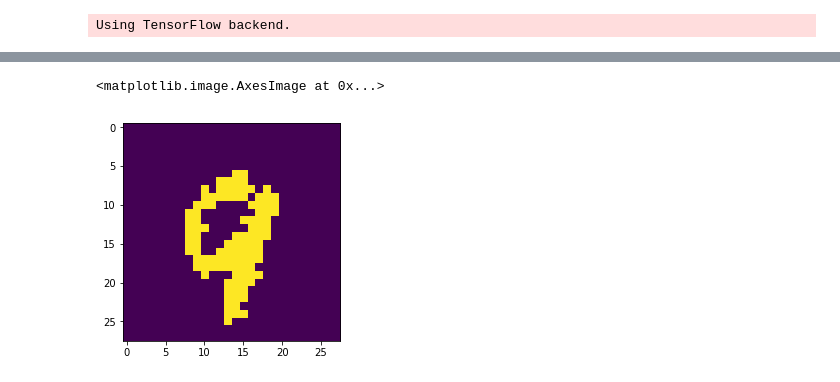
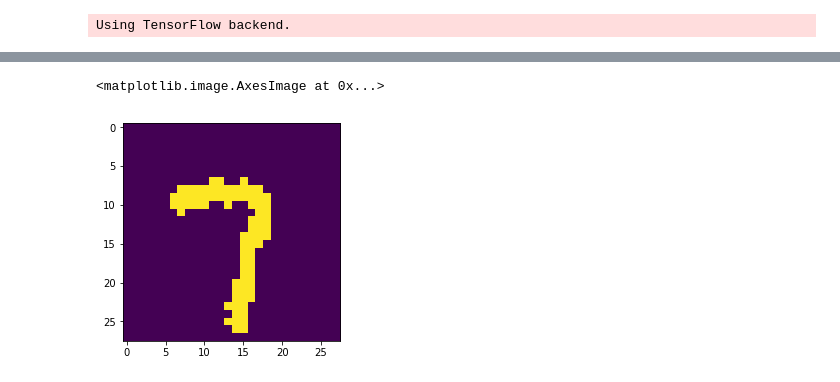
Before and after one commit to jthuemmel/svgd, a Jupyter notebook: stein_vae.ipynb, the cells around one changed output, grey strips where cells are left out. Cells and saved outputs as stored; diff of their text form; code cells hidden in the pictures.

```diff
--- a/stein_vae.ipynb
+++ b/stein_vae.ipynb
@@ -226,8 +399,8 @@ for t in range(iters):
 # %%
-q =1
+q =0
 plt.imshow(x_val[q].reshape(orig_dim))
 # %% [output]
 <matplotlib.image.AxesImage at 0x...>
-[figure, old version]
+[figure, new version]
 # %%
 #test = extend_input(x_val[q],loc, scale, n_parts,noise_dim,shift_zeros=True)
```
Also changed, not shown: parts of 36 cells of this notebook.
